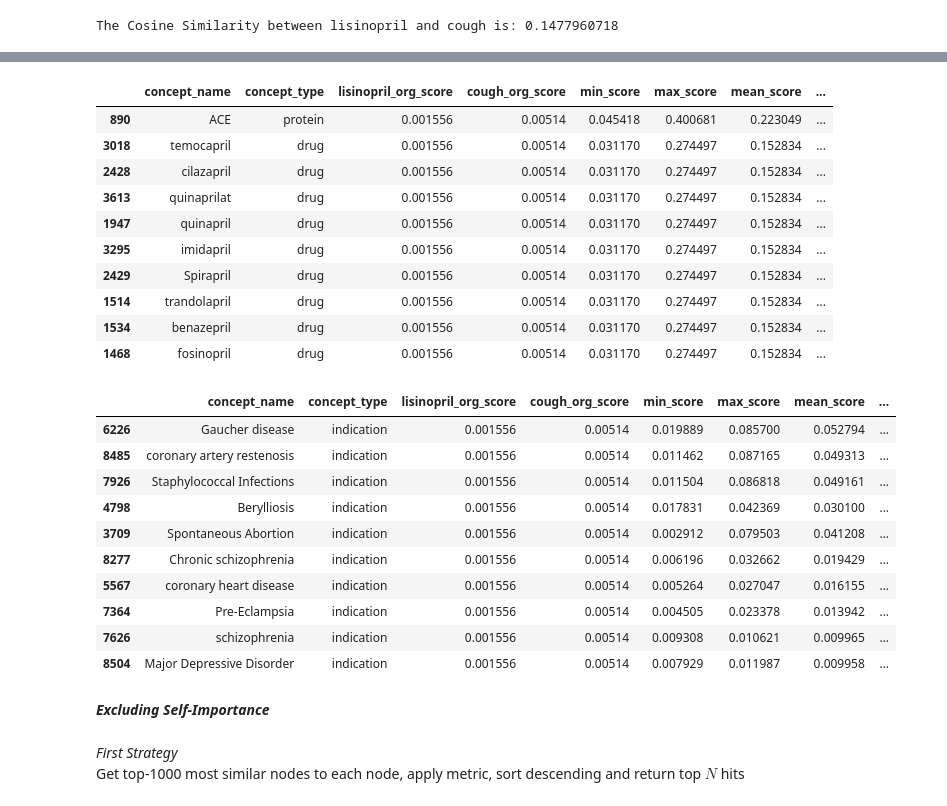
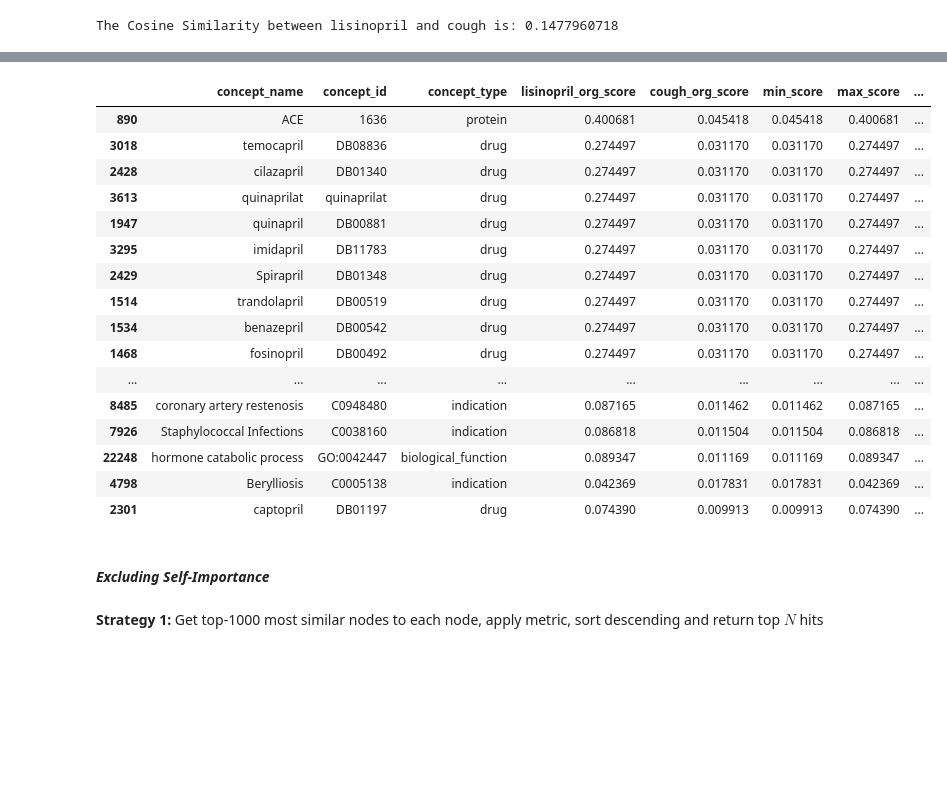
Before and after one commit to callahantiff/multiscale-interactome, a Jupyter notebook: experiments/experiment1.ipynb, the cells around one changed output, grey strips where cells are left out. Cells and saved outputs as stored; diff of their text form; code cells hidden in the pictures; blank space fills up the shorter version.

```diff
--- a/experiments/experiment1.ipynb
+++ b/experiments/experiment1.ipynb
@@ -671,40 +1494,29 @@ df_sim_overlap2.to_csv('experiment1_similarity_overlap_selfimp_all.tsv', sep='\t
 # %%
 # sort by score
 var = 'geometric_mean_score'
 df_sim_overlap2.sort_values(by=var, ascending=False, inplace=True)
-df_sim_overlap2.head(n=10)
+df_sim_overlap2.head(n=25)
 # %% [output]
-|  | concept_name | concept_type | lisinopril_org_score | cough_org_score | min_score | max_score | mean_score | ... |
-| 890 | ACE | protein | 0.001556 | 0.00514 | 0.045418 | 0.400681 | 0.223049 | ... |
-| 3018 | temocapril | drug | 0.001556 | 0.00514 | 0.031170 | 0.274497 | 0.152834 | ... |
-| 2428 | cilazapril | drug | 0.001556 | 0.00514 | 0.031170 | 0.274497 | 0.152834 | ... |
-| 3613 | quinaprilat | drug | 0.001556 | 0.00514 | 0.031170 | 0.274497 | 0.152834 | ... |
-| 1947 | quinapril | drug | 0.001556 | 0.00514 | 0.031170 | 0.274497 | 0.152834 | ... |
-| 3295 | imidapril | drug | 0.001556 | 0.00514 | 0.031170 | 0.274497 | 0.152834 | ... |
-| 2429 | Spirapril | drug | 0.001556 | 0.00514 | 0.031170 | 0.274497 | 0.152834 | ... |
-| 1514 | trandolapril | drug | 0.001556 | 0.00514 | 0.031170 | 0.274497 | 0.152834 | ... |
-| 1534 | benazepril | drug | 0.001556 | 0.00514 | 0.031170 | 0.274497 | 0.152834 | ... |
-| 1468 | fosinopril | drug | 0.001556 | 0.00514 | 0.031170 | 0.274497 | 0.152834 | ... |
+|  | concept_name | concept_id | concept_type | lisinopril_org_score | cough_org_score | min_score | max_score | ... |
+| 890 | ACE | 1636 | protein | 0.400681 | 0.045418 | 0.045418 | 0.400681 | ... |
+| 3018 | temocapril | DB08836 | drug | 0.274497 | 0.031170 | 0.031170 | 0.274497 | ... |
+| 2428 | cilazapril | DB01340 | drug | 0.274497 | 0.031170 | 0.031170 | 0.274497 | ... |
+| 3613 | quinaprilat | quinaprilat | drug | 0.274497 | 0.031170 | 0.031170 | 0.274497 | ... |
+| 1947 | quinapril | DB00881 | drug | 0.274497 | 0.031170 | 0.031170 | 0.274497 | ... |
+| 3295 | imidapril | DB11783 | drug | 0.274497 | 0.031170 | 0.031170 | 0.274497 | ... |
+| 2429 | Spirapril | DB01348 | drug | 0.274497 | 0.031170 | 0.031170 | 0.274497 | ... |
+| 1514 | trandolapril | DB00519 | drug | 0.274497 | 0.031170 | 0.031170 | 0.274497 | ... |
+| 1534 | benazepril | DB00542 | drug | 0.274497 | 0.031170 | 0.031170 | 0.274497 | ... |
+| 1468 | fosinopril | DB00492 | drug | 0.274497 | 0.031170 | 0.031170 | 0.274497 | ... |
+| ... | ... | ... | ... | ... | ... | ... | ... | ... |
+| 8485 | coronary artery restenosis | C0948480 | indication | 0.087165 | 0.011462 | 0.011462 | 0.087165 | ... |
+| 7926 | Staphylococcal Infections | C0038160 | indication | 0.086818 | 0.011504 | 0.011504 | 0.086818 | ... |
+| 22248 | hormone catabolic process | GO:0042447 | biological_function | 0.089347 | 0.011169 | 0.011169 | 0.089347 | ... |
+| 4798 | Berylliosis | C0005138 | indication | 0.042369 | 0.017831 | 0.017831 | 0.042369 | ... |
+| 2301 | captopril | DB01197 | drug | 0.074390 | 0.009913 | 0.009913 | 0.074390 | ... |
-# %%
-# sort by node type and score
-var = 'geometric_mean_score'
-var_type = 'indication'
-type_sorted = df_sim_overlap2[df_sim_overlap2['concept_type'] == var_type].copy()
-type_sorted.sort_values(by=var, ascending=False, inplace=True)
-type_sorted.head(n=10)
-# %% [output]
-|  | concept_name | concept_type | lisinopril_org_score | cough_org_score | min_score | max_score | mean_score | ... |
-| 6226 | Gaucher disease | indication | 0.001556 | 0.00514 | 0.019889 | 0.085700 | 0.052794 | ... |
-| 8485 | coronary artery restenosis | indication | 0.001556 | 0.00514 | 0.011462 | 0.087165 | 0.049313 | ... |
-| 7926 | Staphylococcal Infections | indication | 0.001556 | 0.00514 | 0.011504 | 0.086818 | 0.049161 | ... |
-| 4798 | Berylliosis | indication | 0.001556 | 0.00514 | 0.017831 | 0.042369 | 0.030100 | ... |
-| 3709 | Spontaneous Abortion | indication | 0.001556 | 0.00514 | 0.002912 | 0.079503 | 0.041208 | ... |
-| 8277 | Chronic schizophrenia | indication | 0.001556 | 0.00514 | 0.006196 | 0.032662 | 0.019429 | ... |
-| 5567 | coronary heart disease | indication | 0.001556 | 0.00514 | 0.005264 | 0.027047 | 0.016155 | ... |
-| 7364 | Pre-Eclampsia | indication | 0.001556 | 0.00514 | 0.004505 | 0.023378 | 0.013942 | ... |
-| 7626 | schizophrenia | indication | 0.001556 | 0.00514 | 0.009308 | 0.010621 | 0.009965 | ... |
-| 8504 | Major Depressive Disorder | indication | 0.001556 | 0.00514 | 0.007929 | 0.011987 | 0.009958 | ... |
 # %% [markdown]
+<br>
+
 ***Excluding Self-Importance***
 # %%
 # get top-1000 most similar nodes for lisinopril and cough
@@ -712,8 +1524,7 @@ top_hits = 1000
 lis_top_1000_sim_adj = sim_res_lis_adj[0:top_hits + 1]
 cough_top_1000_sim_adj = sim_res_cough_adj[0:top_hits + 1]
 # %% [markdown]
-*First Strategy*
-Get top-1000 most similar nodes to each node, apply metric, sort descending and return top $N$ hits
+**Strategy 1:** Get top-1000 most similar nodes to each node, apply metric, sort descending and return top $N$ hits
 # %%
 # create a Pandas DataFrame that contains the overlapping results
 df_sim_overlap_adj = get_overlapping_concepts(
```
Also changed, not shown: parts of 143 cells of this notebook.
